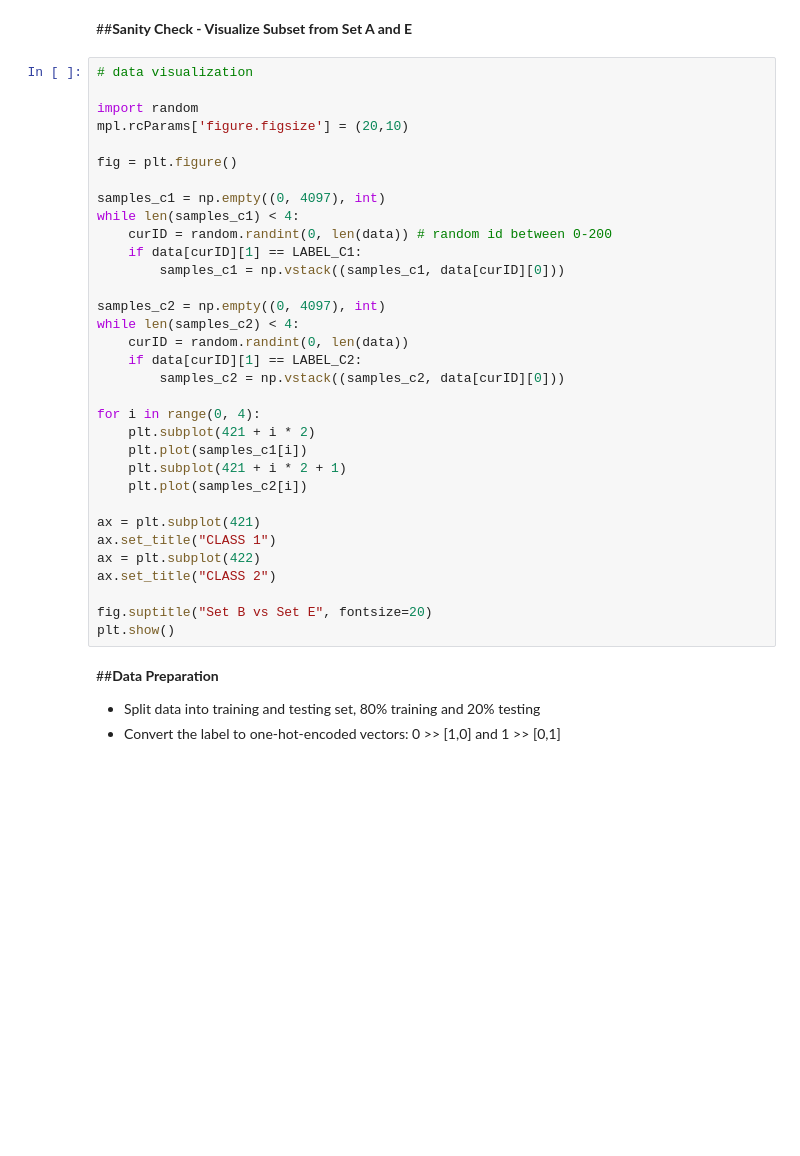
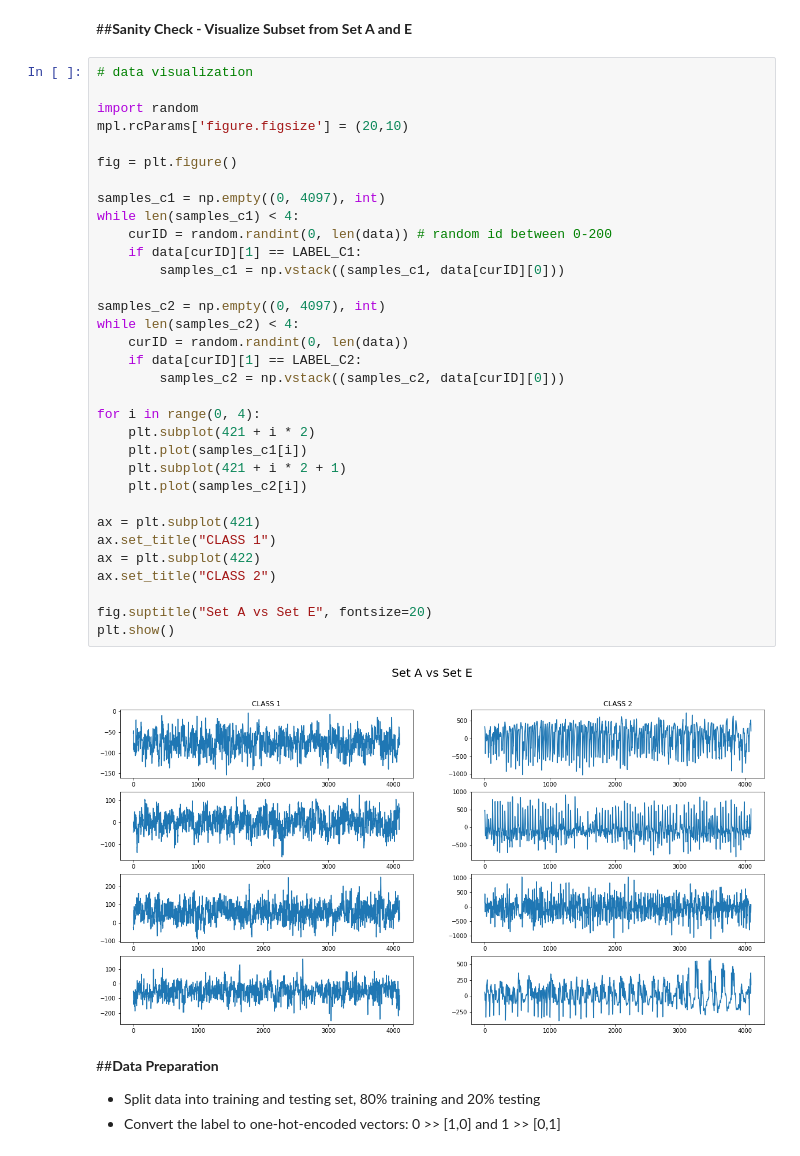
Before and after one commit to cisirtraining/summerschool, a Jupyter notebook: Day2_LSTM_timeseries_prediction.ipynb, the cells around one changed output. Drawn from its saved outputs; the diff is of its cells as text; blank space fills up the shorter version.

```diff
--- a/Day2_LSTM_timeseries_prediction.ipynb
+++ b/Day2_LSTM_timeseries_prediction.ipynb
@@ -155,34 +202,36 @@ print('Shape of data: {}'.format(np.shape(data)))
 
 import random
 mpl.rcParams['figure.figsize'] = (20,10)
 
 fig = plt.figure()
 
 samples_c1 = np.empty((0, 4097), int)
 while len(samples_c1) < 4:
     curID = random.randint(0, len(data)) # random id between 0-200
     if data[curID][1] == LABEL_C1:
         samples_c1 = np.vstack((samples_c1, data[curID][0]))
 
 samples_c2 = np.empty((0, 4097), int)
 while len(samples_c2) < 4:
     curID = random.randint(0, len(data))
     if data[curID][1] == LABEL_C2:
         samples_c2 = np.vstack((samples_c2, data[curID][0]))
 
 for i in range(0, 4):
     plt.subplot(421 + i * 2)
     plt.plot(samples_c1[i])
     plt.subplot(421 + i * 2 + 1)
     plt.plot(samples_c2[i])
 
 ax = plt.subplot(421)
 ax.set_title("CLASS 1")
 ax = plt.subplot(422)
 ax.set_title("CLASS 2")
 
-fig.suptitle("Set B vs Set E", fontsize=20)
+fig.suptitle("Set A vs Set E", fontsize=20)
 plt.show()
+# %% [output]
+[figure, added]
 # %% [markdown]
 ##**Data Preparation**
 
```
Also changed, not shown: parts of 10 cells of this notebook.
